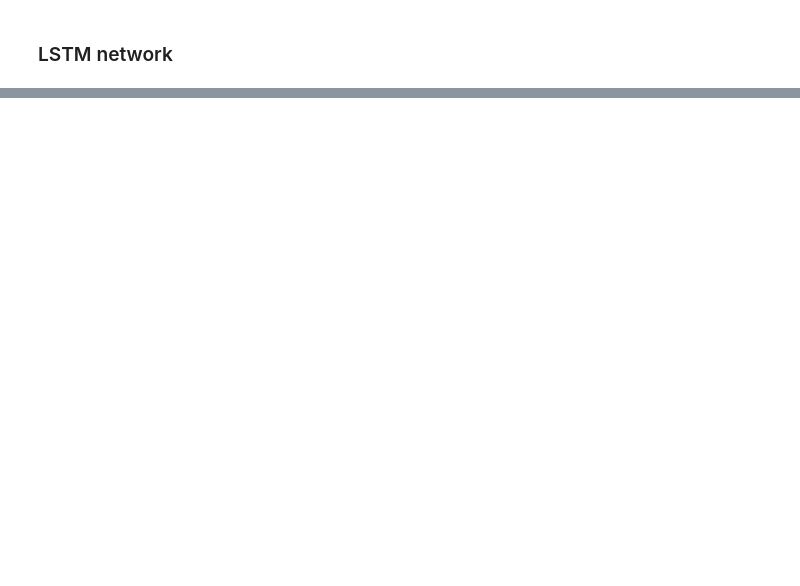
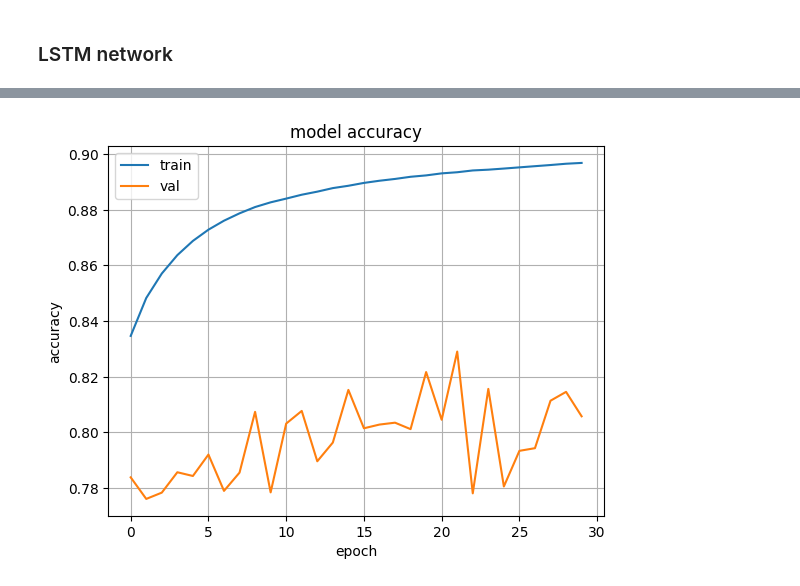
Before and after one commit to PiotrCenda/lang-detection, a Jupyter notebook: lang_detection_neural.ipynb, the cells around one changed output, grey strips where cells are left out. Saved outputs shown, nothing was run; the diff lists cells and outputs as text; code cells hidden in the pictures; blank space fills up the shorter version.

```diff
--- a/lang_detection_neural.ipynb
+++ b/lang_detection_neural.ipynb
@@ -377,0 +580,12 @@ model_rec.save_weights(save_path + 'lstm_network.h5')
+# %%
+embedding_model = models.Sequential()
+
+embedding_model.add(layers.Embedding(tokenizer_len, 8, input_length=input_length_custom, mask_zero=True)) # embeddings_regularizer='l1_l2'
+embedding_model.add(layers.Flatten())
+embedding_model.add(layers.Dense(1024, activation='relu', kernel_regularizer='l1_l2'))
+embedding_model.add(layers.Dropout(0.2))
+embedding_model.add(layers.Dense(1024, activation='relu', kernel_regularizer='l1_l2'))
+embedding_model.add(layers.Dropout(0.3))
+embedding_model.add(layers.Dense(lang_count, activation='softmax'))
+
+embedding_model.summary()
@@ -377,0 +610,10 @@ model_rec.save_weights(save_path + 'lstm_network.h5')
+# %%
+optimizer = tf.keras.optimizers.Adam(learning_rate=1e-3)
+loss = tf.keras.losses.CategoricalCrossentropy()
+
+embedding_model.compile(loss=loss, optimizer=optimizer, metrics=['accuracy'])
+# %%
+batch_size = 1024
+epochs = 30
+
+embedding_hist = embedding_model.fit(x_train_custom, y_train_custom, batch_size=batch_size, epochs=epochs, validation_data=(x_test_custom, y_test_custom))
@@ -377,0 +638,11 @@ model_rec.save_weights(save_path + 'lstm_network.h5')
+# %%
+plt.plot(embedding_hist.history['accuracy'])
+plt.plot(embedding_hist.history['val_accuracy'])
+plt.title('model accuracy')
+plt.ylabel('accuracy')
+plt.xlabel('epoch')
+plt.legend(['train', 'val'], loc='upper left')
+plt.grid()
+plt.show()
+# %% [output]
+[figure, added]
```
Also changed, not shown: parts of 40 cells of this notebook, 6 other files.
